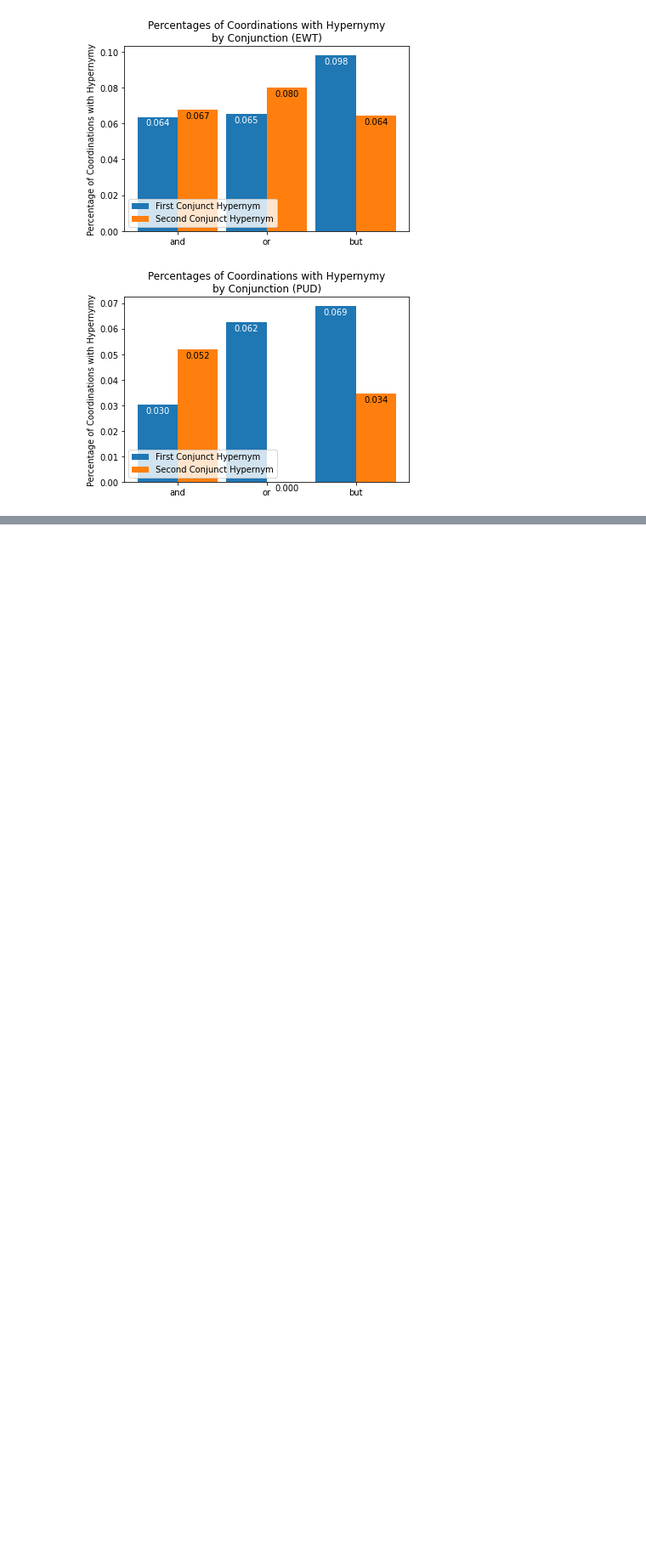
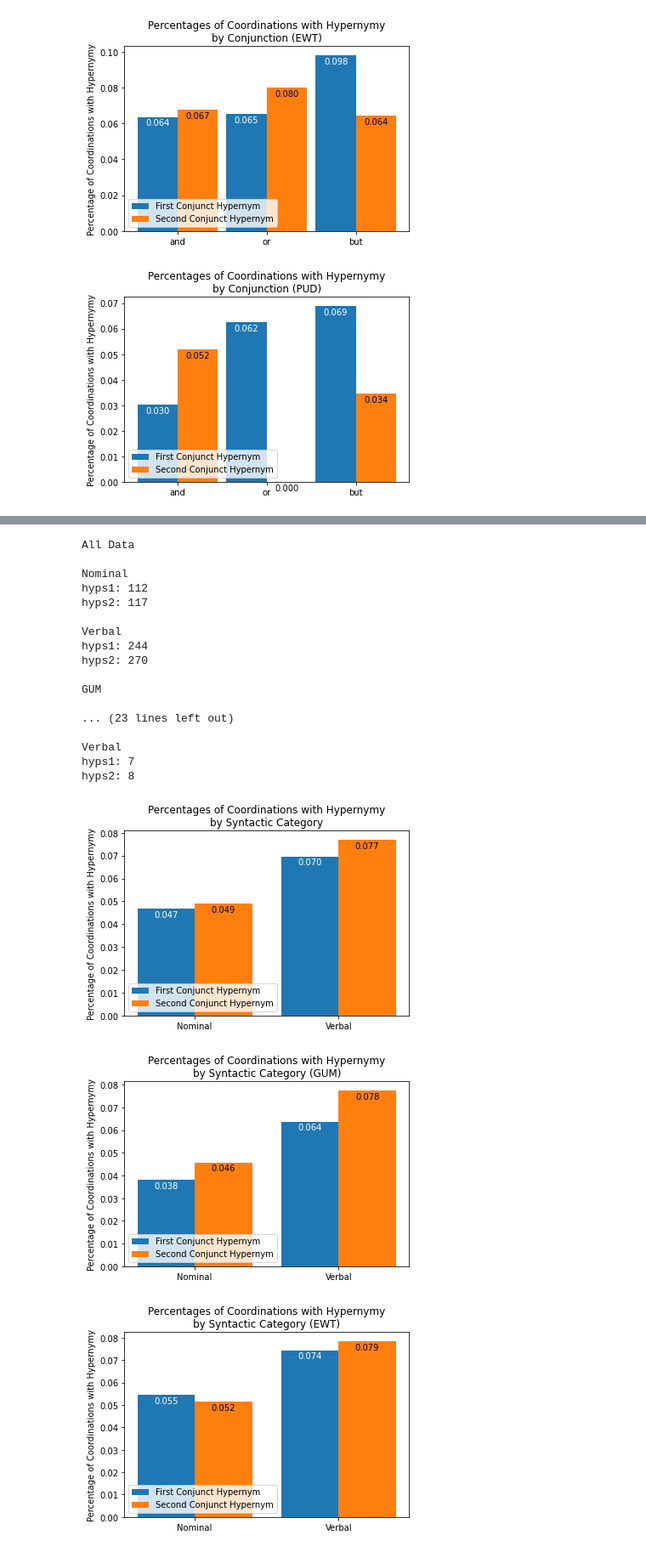
Before and after one commit to jkallini/SemanticCoordinationAnalysis, a Jupyter notebook: analysis.ipynb, the cells around one changed output, grey strips where cells are left out. Shown: that part at 85% size. Cells and saved outputs as stored; diff of their text form; code cells hidden in the pictures; blank space fills up the shorter version.

```diff
--- a/analysis.ipynb
+++ b/analysis.ipynb
@@ -516,0 +589,26 @@ hyps2: 1
+# %%
+hypernymy_by_category(all_hypernymy_df, 'charts/hypernymy_by_category.pdf')
+hypernymy_by_category(gum_hypernymy_df, 'charts/GUM_hypernymy_by_category.pdf', source='GUM')
+hypernymy_by_category(ewt_hypernymy_df, 'charts/EWT_hypernymy_by_category.pdf', source='EWT')
+hypernymy_by_category(pud_hypernymy_df, 'charts/PUD_hypernymy_by_category.pdf', source='PUD')
+# %% [output]
+All Data
+
+Nominal
+hyps1: 112
+hyps2: 117
+
+Verbal
+hyps1: 244
+hyps2: 270
+
+GUM
+
+... (23 lines left out)
+
+Verbal
+hyps1: 7
+hyps2: 8
+[figure, added]
+[figure, added]
+[figure, added]
```
Also changed, not shown: parts of 9 cells of this notebook.
